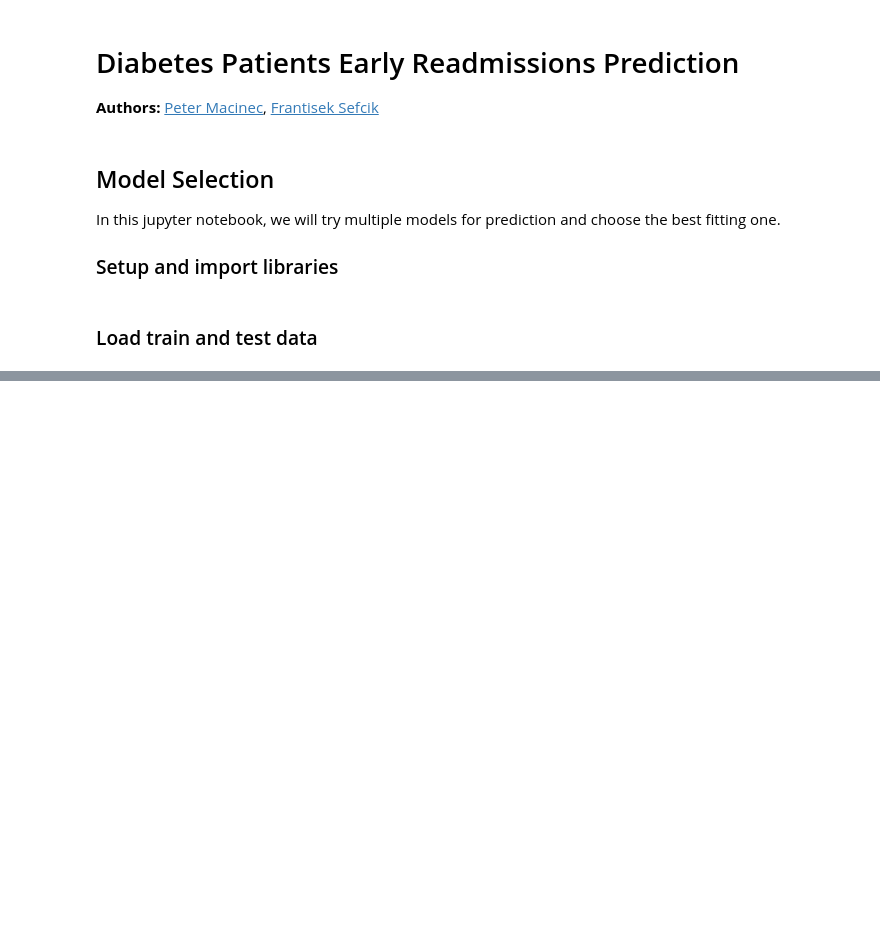
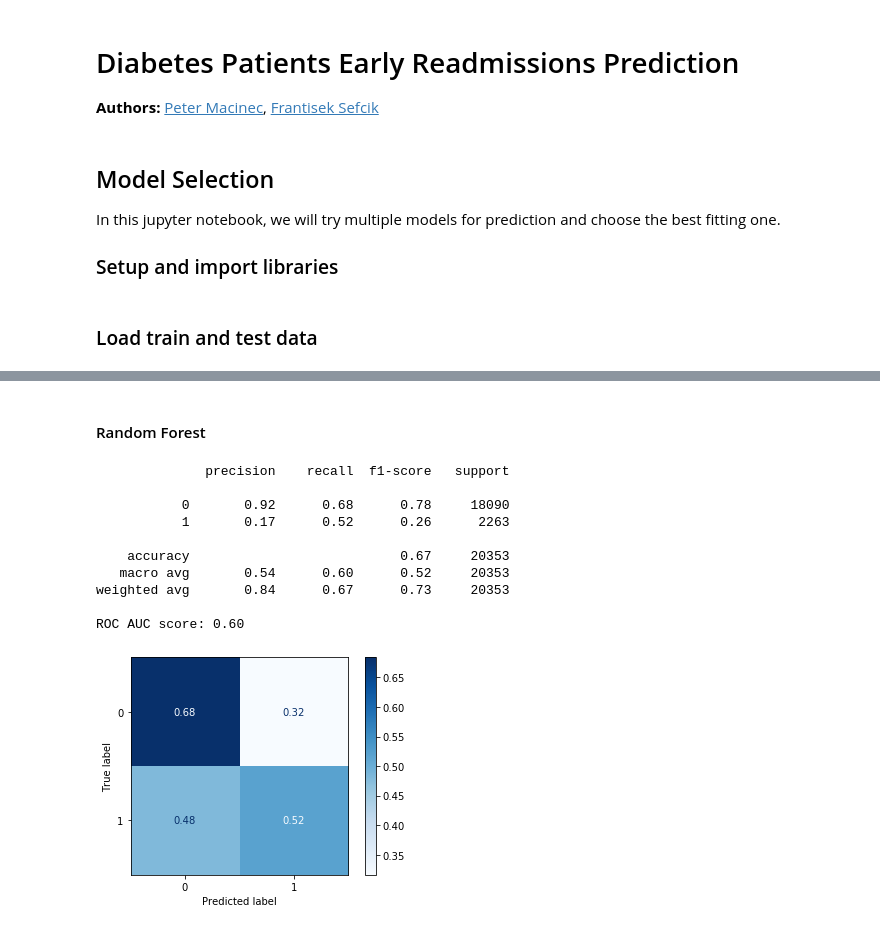
Before and after one commit to pmacinec/diabetes-patients-readmissions-prediction, a Jupyter notebook: notebooks/2_model_selection.ipynb, the cells around one changed output, grey strips where cells are left out. Saved outputs shown, nothing was run; the diff lists cells and outputs as text; code cells hidden in the pictures; blank space fills up the shorter version.

Commit message:
ADD: model selection helpers

```diff
--- a/notebooks/2_model_selection.ipynb
+++ b/notebooks/2_model_selection.ipynb
@@ -28,8 +33,8 @@ from src.preprocessing.helpers import describe_dataset
 # %%
 X_train = pd.read_csv('../data/X_train.csv')
 X_test = pd.read_csv('../data/X_test.csv')
-y_train = pd.read_csv('../data/y_train.csv')
-y_test = pd.read_csv('../data/y_test.csv')
+y_train = pd.read_csv('../data/y_train.csv', header=None, names=['label'])
+y_test = pd.read_csv('../data/y_test.csv', header=None, names=['label'])
 # %%
 describe_dataset(X_train, X_test, y_train, y_test)
 # %% [output]
@@ -41,0 +56,19 @@ In  2  classes:
+# %% [markdown]
+#### Random Forest
+# %%
+clf = RandomForestClassifier(max_depth=10, random_state=42, n_estimators=100, max_features=58,
+                             class_weight={0:1, 1:8})
+clf.fit(X_train, y_train)
+evaluate_model(clf, X_test, y_test)
+# %% [output]
+              precision    recall  f1-score   support
+
+           0       0.92      0.68      0.78     18090
+           1       0.17      0.52      0.26      2263
+
+    accuracy                           0.67     20353
+   macro avg       0.54      0.60      0.52     20353
+weighted avg       0.84      0.67      0.73     20353
+
+ROC AUC score: 0.60
+[figure, added]
```
Also changed, not shown: parts of 13 cells of this notebook, 2 other files.
